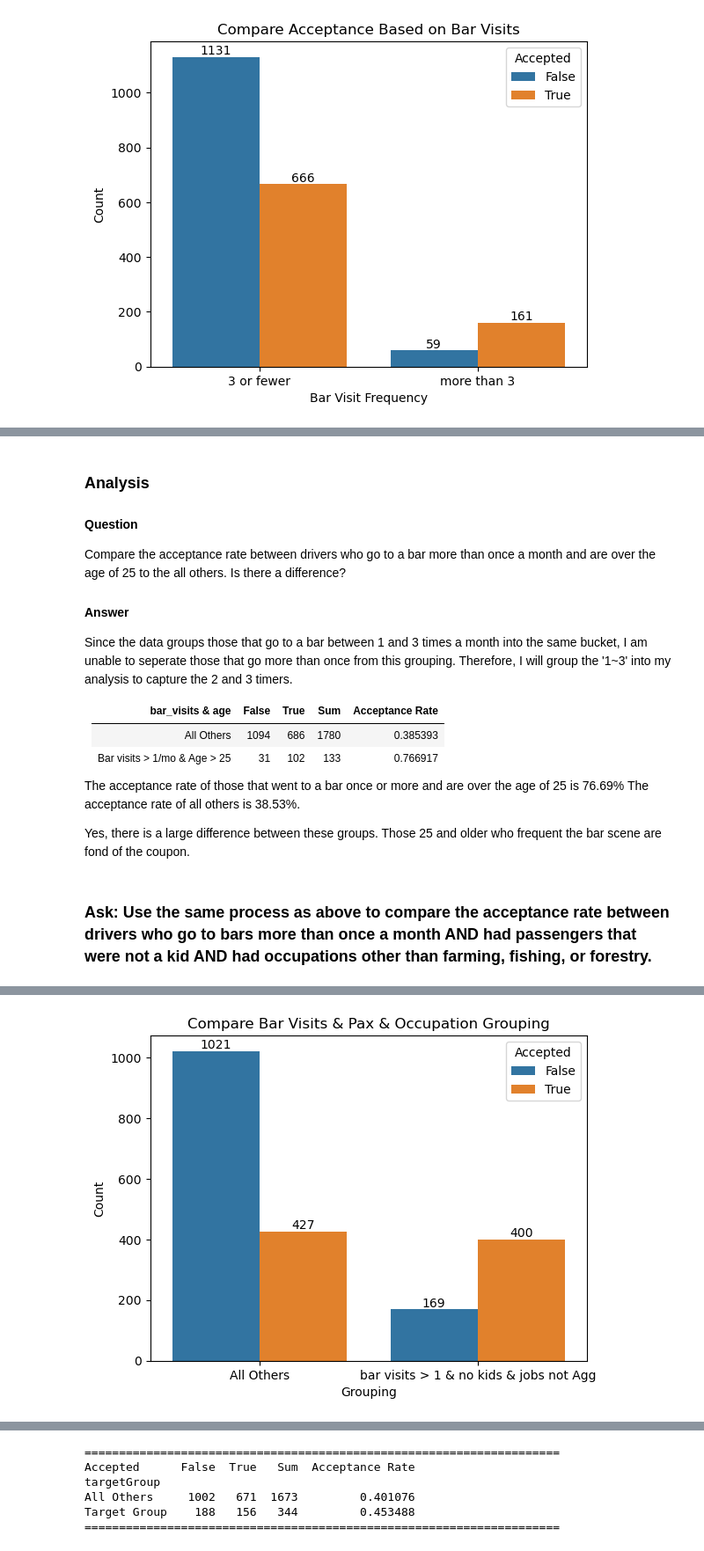
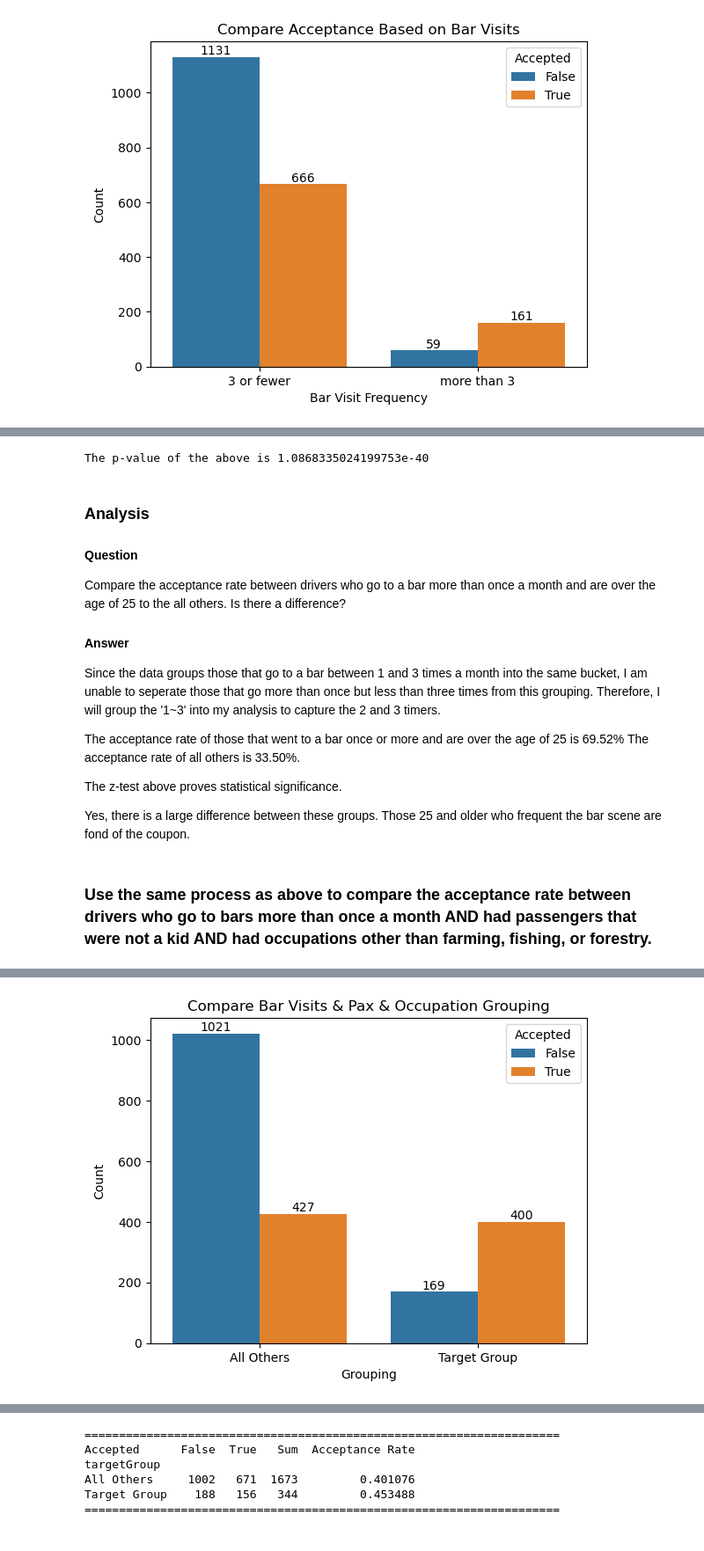
Before and after one commit to ngratzi/coupon_analysis, a Jupyter notebook: analysis.ipynb, the cells around one changed output, grey strips where cells are left out. Shown at 88% size. Saved outputs shown, nothing was run; the diff lists cells and outputs as text; code cells hidden in the pictures.

Commit message:
finish bar coupon analysis

```diff
--- a/analysis.ipynb
+++ b/analysis.ipynb
@@ -199,3 +198,8 @@ There looks to be 74 duplicated rows. This is ok considering our dataset. It is
 # %% [markdown]
 ### Rename Columns and Values
 I will change the column name 'Y' to 'Accepted' and the values 1 to True and 0 to False for easier readability
+# %%
+data_cleaned.rename(columns={'Y': "Accepted"}, inplace=True)
+data_cleaned['Accepted'].replace([1,0], [True, False], inplace=True)
+data_cleaned['has_children'].replace([1,0], [True, False], inplace=True)
+data_cleaned[['Accepted', 'has_children']].sample(5)
@@ -398,14 +427,14 @@ Clearly those that frequently go to the bar accepted the coupon
 # df_bar['age'].value_counts()
 
 # fn to group the data
-def groupBarVisitsAndAge(Bar, age):
+def targetGroup(Bar, age):
     # go to a bar more than once a month and are over the age of 25
     if Bar in ['1~3','4~8', 'gt8'] and age not in ['below21', '21']:
-        return 'Bar visits > 1/mo & Age > 25'
+        return 'Age > 25 & Visit > 1'
     else:
         return 'All Others'
 
-df_bar['bar_visits & age'] = df_bar[['Bar', 'age']].apply(lambda x: groupBarVisitsAndAge(*x), axis=1)
+df_bar['bar_visits & age'] = df_bar[['Bar', 'age']].apply(lambda x: targetGroup(*x), axis=1)
 
 fig = sns.countplot(df_bar, x='bar_visits & age', hue='Accepted')
 fig.bar_label(container=fig.containers[False])
@@ -432,3 +461,11 @@ Bar visits > 1/mo & Age > 25    128   292   420         0.695238
+# %%
+count = [535, 292]
+nobs = [1597, 420]
+
+stat, pval = proportions_ztest(count, nobs)
+print(f'The p-value of the above is {pval}')  # If pval < 0.05, the difference is statistically significant
+# %% [output]
+The p-value of the above is 1.0868335024199753e-40
 # %% [markdown]
 ###  Analysis
 
@@ -436,23 +473,20 @@ Bar visits > 1/mo & Age > 25    128   292   420         0.695238
 Compare the acceptance rate between drivers who go to a bar more than once a month and are over the age of 25 to the all others. Is there a difference?
 
 #### Answer
-Since the data groups those that go to a bar between 1 and 3 times a month into the same bucket, I am unable to seperate those that go more than once from this grouping. Therefore, I will group the '1~3' into my analysis to capture the 2 and 3 timers.
+Since the data groups those that go to a bar between 1 and 3 times a month into the same bucket, I am unable to seperate those that go more than once but less than three times from this grouping. Therefore, I will group the '1~3' into my analysis to capture the 2 and 3 timers.
 
-| bar_visits & age               | False     | True      | Sum     | Acceptance Rate |
-|--------------------------------|-----------|-----------|---------|-----------------|
-| All Others                     | 1094      | 686       | 1780    | 0.385393        |
-| Bar visits > 1/mo & Age > 25   | 31        | 102       | 133     | 0.766917        |
+The acceptance rate of those that went to a bar once or more and are over the age of 25 is 69.52%
+The acceptance rate of all others is 33.50%.
 
-The acceptance rate of those that went to a bar once or more and are over the age of 25 is 76.69%
-The acceptance rate of all others is 38.53%.
+The z-test above proves statistical significance.
 
 Yes, there is a large difference between these groups. Those 25 and older who frequent the bar scene are fond of the coupon.
 # %% [markdown]
-### Ask: Use the same process as above to compare the acceptance rate between drivers who go to bars more than once a month AND had passengers that were not a kid AND had occupations other than farming, fishing, or forestry.
+### Use the same process as above to compare the acceptance rate between drivers who go to bars more than once a month AND had passengers that were not a kid AND had occupations other than farming, fishing, or forestry.
 # %%
 # df_bar['occupation'].value_counts()
 
-def groupBarVisitsAndPaxAndOccupation(bar_visits, pax, occupation):
+def targetGroup(bar_visits, pax, occupation):
 
     if (# drivers who go to bars more than once a month
         bar_visits not in ['never', 'less1'] and
@@ -463,13 +497,13 @@ def groupBarVisitsAndPaxAndOccupation(bar_visits, pax, occupation):
         # had occupations other than farming, fishing, or forestry
         occupation not in ['Farming Fishing & Forestry']):
 
-        return 'bar visits > 1 & no kids & jobs not Agg'
+        return 'Target Group'
 
     else:
         return 'All Others'
 
 
-df_bar['bar_visits & pax & occupation'] = df_bar[['Bar', 'passanger', 'occupation']].apply(lambda x: groupBarVisitsAndPaxAndOccupation(*x), axis=1)
+df_bar['bar_visits & pax & occupation'] = df_bar[['Bar', 'passanger', 'occupation']].apply(lambda x: targetGroup(*x), axis=1)
 
 fig = sns.countplot(df_bar, x='bar_visits & pax & occupation', hue='Accepted')
 fig.bar_label(container=fig.containers[False])
@@ -493,2 +527,2 @@ bar visits > 1 & no kids & jobs not Agg    169   400   569         0.702988
 =====================================================================
-[figure, old version]
+[figure, new version]
```
Also changed, not shown: parts of 45 cells of this notebook.
